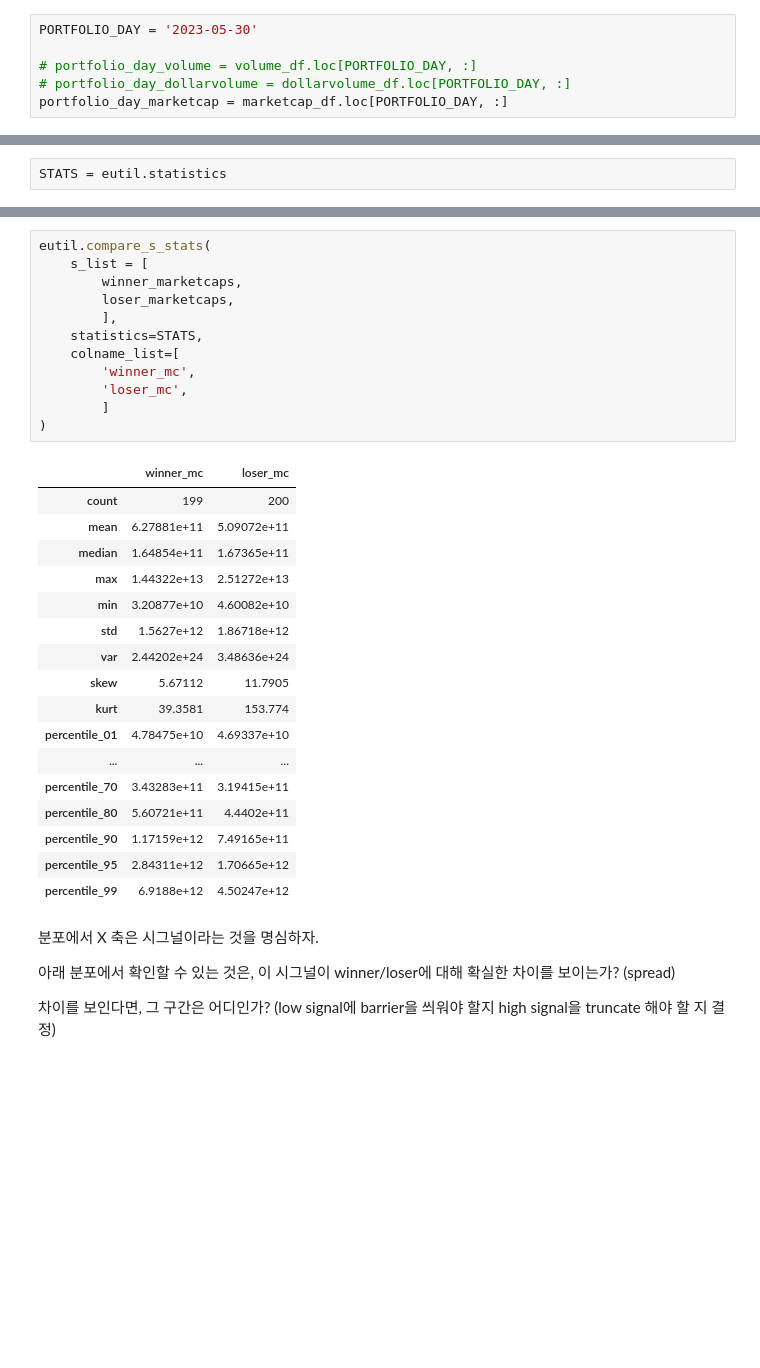
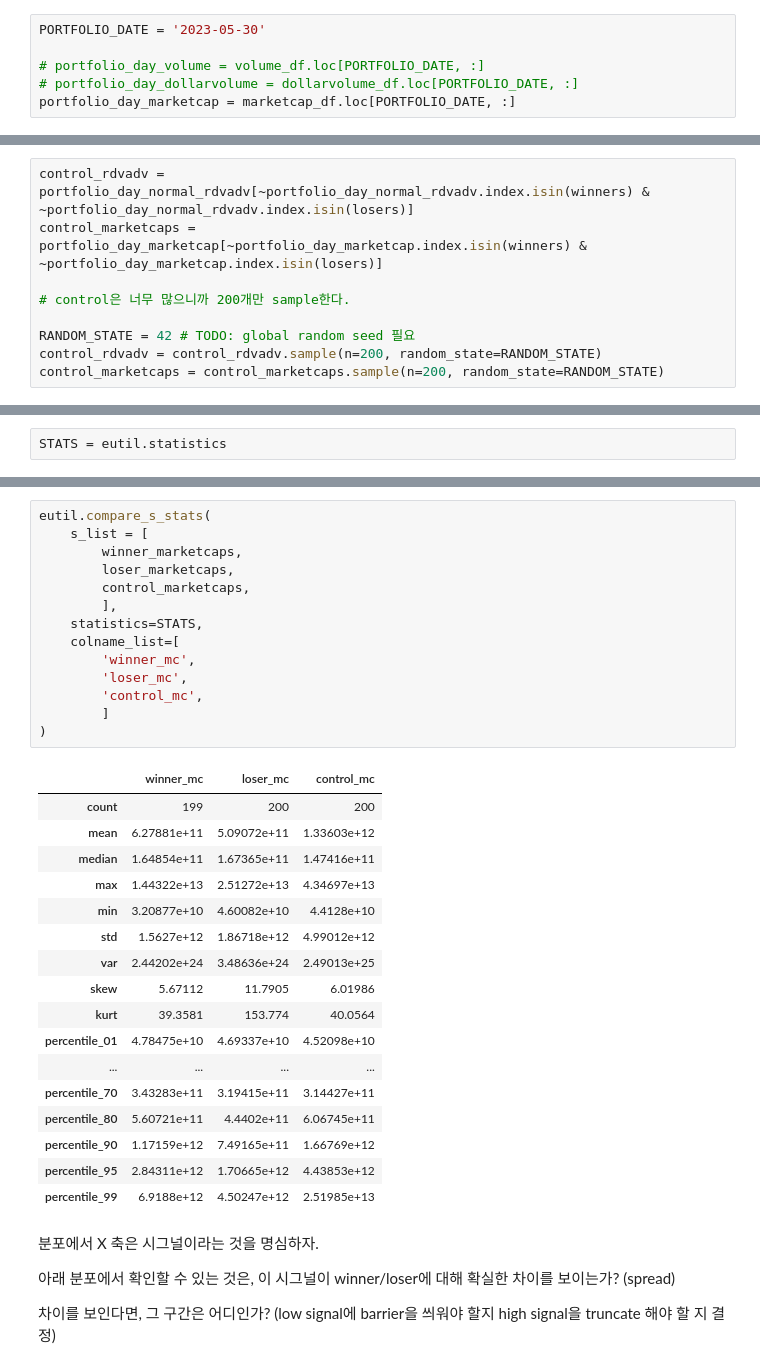
Before and after one commit to jaepil-choi/daconKRX2023, a Jupyter notebook: eda_original.ipynb, the cells around one changed output, grey strips where cells are left out. Cells and saved outputs as stored; diff of their text form; blank space fills up the shorter version.

```diff
--- a/eda_original.ipynb
+++ b/eda_original.ipynb
@@ -341,11 +345,11 @@ KOSPI_sid_list = market_cat_inrange[market_cat_inrange['is_KOSPI'] == True]['ISU
 KOSDAQ_sid_list = market_cat_inrange[market_cat_inrange['is_KOSDAQ'] == True]['ISU_SRT_CD'].unique()
 KONEX_sid_list = market_cat_inrange[market_cat_inrange['is_KONEX'] == True]['ISU_SRT_CD'].unique()
 # %%
-PORTFOLIO_DAY = '2023-05-30'
+PORTFOLIO_DATE = '2023-05-30'
 
-# portfolio_day_volume = volume_df.loc[PORTFOLIO_DAY, :]
-# portfolio_day_dollarvolume = dollarvolume_df.loc[PORTFOLIO_DAY, :]
-portfolio_day_marketcap = marketcap_df.loc[PORTFOLIO_DAY, :]
+# portfolio_day_volume = volume_df.loc[PORTFOLIO_DATE, :]
+# portfolio_day_dollarvolume = dollarvolume_df.loc[PORTFOLIO_DATE, :]
+portfolio_day_marketcap = marketcap_df.loc[PORTFOLIO_DATE, :]
 # %% [markdown]
 여기서, dollar volume은 단순 dollar volume 대신 $ \frac{RDV}{ADV} $  를 사용해보자.
 
@@ -399,6 +403,15 @@ winner_marketcaps = portfolio_day_marketcap[winners]
 
 loser_rdvadv = portfolio_day_normal_rdvadv[losers]
 loser_marketcaps = portfolio_day_marketcap[losers]
+# %%
+control_rdvadv = portfolio_day_normal_rdvadv[~portfolio_day_normal_rdvadv.index.isin(winners) & ~portfolio_day_normal_rdvadv.index.isin(losers)]
+control_marketcaps = portfolio_day_marketcap[~portfolio_day_marketcap.index.isin(winners) & ~portfolio_day_marketcap.index.isin(losers)]
+
+# control은 너무 많으니까 200개만 sample한다.
+
+RANDOM_STATE = 42 # TODO: global random seed 필요
+control_rdvadv = control_rdvadv.sample(n=200, random_state=RANDOM_STATE)
+control_marketcaps = control_marketcaps.sample(n=200, random_state=RANDOM_STATE)
 # %% [markdown]
 #### dollarvolume & marketcap
 # %%
@@ -436,33 +451,35 @@ eutil.compare_s_stats(
 # %%
 eutil.compare_s_stats(
     s_list = [
         winner_marketcaps,
         loser_marketcaps,
+        control_marketcaps,
         ],
     statistics=STATS,
     colname_list=[
         'winner_mc',
         'loser_mc',
+        'control_mc',
         ]
 )
 # %% [output]
-|  | winner_mc | loser_mc |
-| count | 199 | 200 |
-| mean | 6.27881e+11 | 5.09072e+11 |
-| median | 1.64854e+11 | 1.67365e+11 |
-| max | 1.44322e+13 | 2.51272e+13 |
-| min | 3.20877e+10 | 4.60082e+10 |
-| std | 1.5627e+12 | 1.86718e+12 |
-| var | 2.44202e+24 | 3.48636e+24 |
-| skew | 5.67112 | 11.7905 |
-| kurt | 39.3581 | 153.774 |
-| percentile_01 | 4.78475e+10 | 4.69337e+10 |
-| ... | ... | ... |
-| percentile_70 | 3.43283e+11 | 3.19415e+11 |
-| percentile_80 | 5.60721e+11 | 4.4402e+11 |
-| percentile_90 | 1.17159e+12 | 7.49165e+11 |
-| percentile_95 | 2.84311e+12 | 1.70665e+12 |
-| percentile_99 | 6.9188e+12 | 4.50247e+12 |
+|  | winner_mc | loser_mc | control_mc |
+| count | 199 | 200 | 200 |
+| mean | 6.27881e+11 | 5.09072e+11 | 1.33603e+12 |
+| median | 1.64854e+11 | 1.67365e+11 | 1.47416e+11 |
+| max | 1.44322e+13 | 2.51272e+13 | 4.34697e+13 |
+| min | 3.20877e+10 | 4.60082e+10 | 4.4128e+10 |
+| std | 1.5627e+12 | 1.86718e+12 | 4.99012e+12 |
+| var | 2.44202e+24 | 3.48636e+24 | 2.49013e+25 |
+| skew | 5.67112 | 11.7905 | 6.01986 |
+| kurt | 39.3581 | 153.774 | 40.0564 |
+| percentile_01 | 4.78475e+10 | 4.69337e+10 | 4.52098e+10 |
+| ... | ... | ... | ... |
+| percentile_70 | 3.43283e+11 | 3.19415e+11 | 3.14427e+11 |
+| percentile_80 | 5.60721e+11 | 4.4402e+11 | 6.06745e+11 |
+| percentile_90 | 1.17159e+12 | 7.49165e+11 | 1.66769e+12 |
+| percentile_95 | 2.84311e+12 | 1.70665e+12 | 4.43853e+12 |
+| percentile_99 | 6.9188e+12 | 4.50247e+12 | 2.51985e+13 |
 # %% [markdown]
 분포에서 X 축은 시그널이라는 것을 명심하자.
 
```
Also changed, not shown: parts of 24 cells of this notebook.
